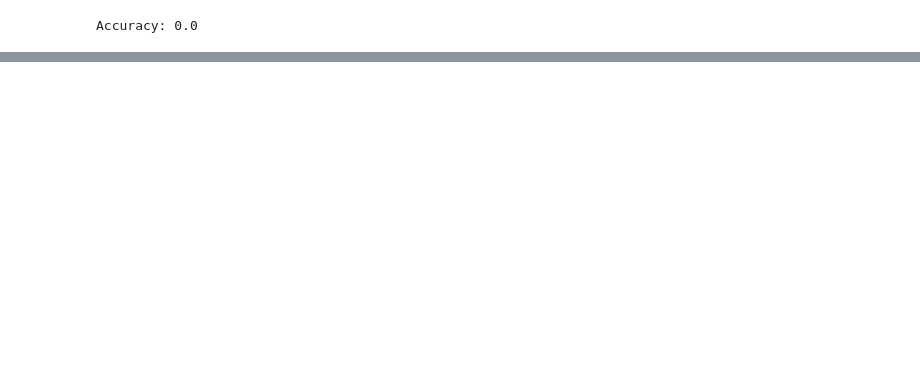
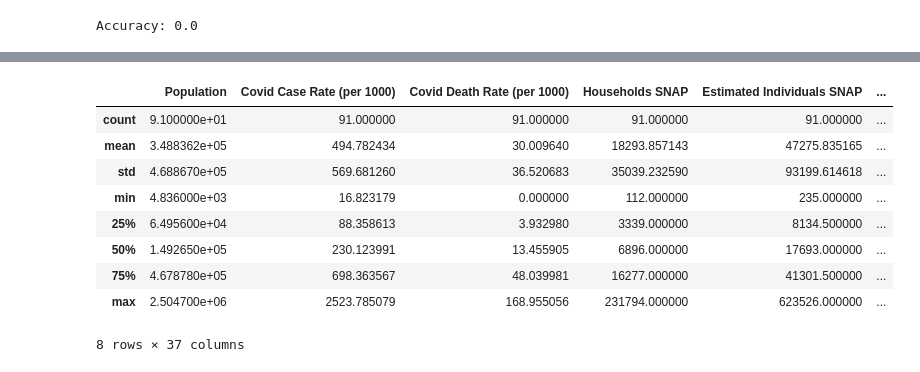
Before and after one commit to monikasivilli/Capstone-Project, a Jupyter notebook: DecisionTree.ipynb, the cells around one changed output, grey strips where cells are left out. Saved outputs shown, nothing was run; the diff lists cells and outputs as text; code cells hidden in the pictures; blank space fills up the shorter version.

```diff
--- a/DecisionTree.ipynb
+++ b/DecisionTree.ipynb
@@ -218,0 +232,3 @@ print(metrics.confusion_matrix(y_test, y_pred))
+# %%
+# load the dataset
+df_tristate_deaths = pd.read_csv("tristate_data_deaths.csv")
@@ -218,0 +245,13 @@ print(metrics.confusion_matrix(y_test, y_pred))
+# %%
+df_tristate_deaths.describe()
+# %% [output]
+|  | Population | Covid Case Rate (per 1000) | Covid Death Rate (per 1000) | Households SNAP | Estimated Individuals SNAP | ... |
+| count | 9.100000e+01 | 91.000000 | 91.000000 | 91.000000 | 91.000000 | ... |
+| mean | 3.488362e+05 | 494.782434 | 30.009640 | 18293.857143 | 47275.835165 | ... |
+| std | 4.688670e+05 | 569.681260 | 36.520683 | 35039.232590 | 93199.614618 | ... |
+| min | 4.836000e+03 | 16.823179 | 0.000000 | 112.000000 | 235.000000 | ... |
+| 25% | 6.495600e+04 | 88.358613 | 3.932980 | 3339.000000 | 8134.500000 | ... |
+| 50% | 1.492650e+05 | 230.123991 | 13.455905 | 6896.000000 | 17693.000000 | ... |
+| 75% | 4.678780e+05 | 698.363567 | 48.039981 | 16277.000000 | 41301.500000 | ... |
+| max | 2.504700e+06 | 2523.785079 | 168.955056 | 231794.000000 | 623526.000000 | ... |
+8 rows × 37 columns
```
Also changed, not shown: parts of 23 cells of this notebook, 3 other files.
